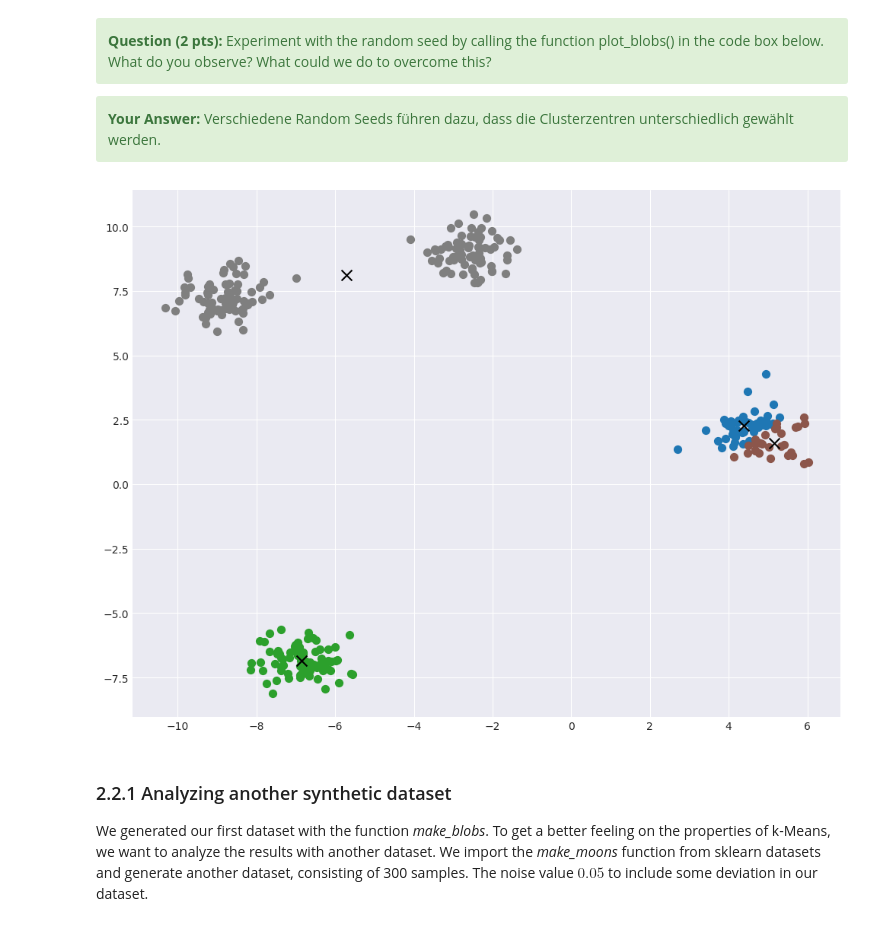
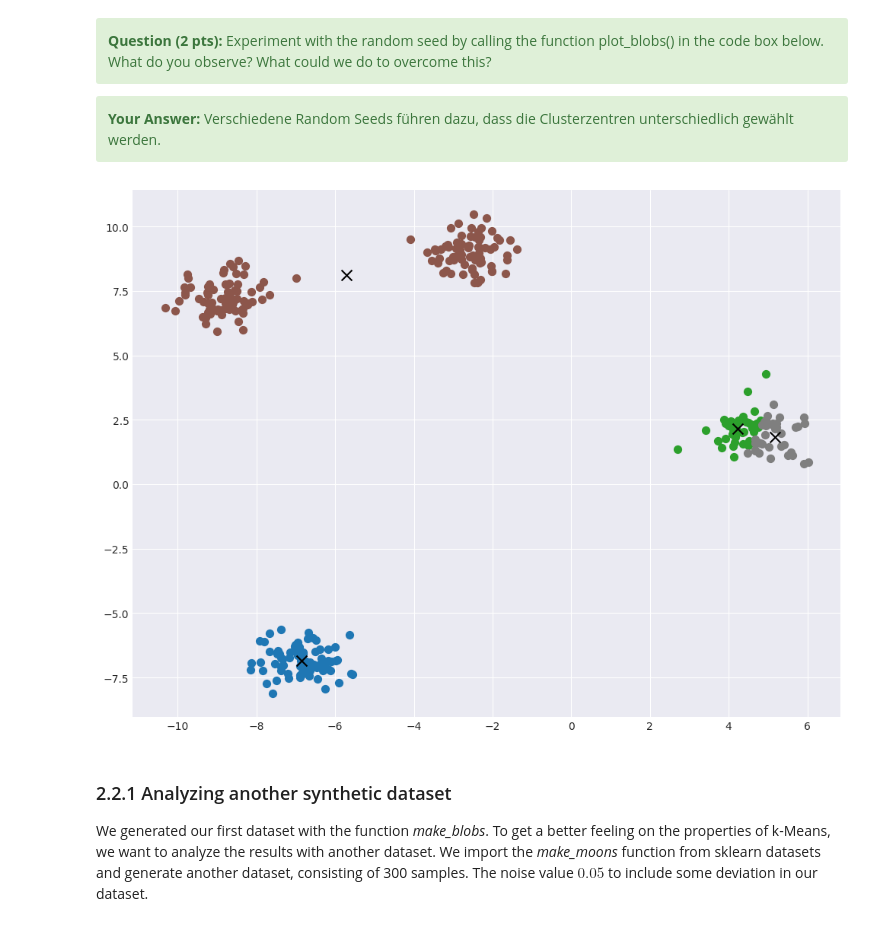
Before and after one commit to anton-seifert/LAMA, a Jupyter notebook: task-3-unsupervised-learning/2_clustering.ipynb, the cells around one changed output. Cells and saved outputs as stored; diff of their text form; code cells hidden in the pictures.

```diff
--- a/task-3-unsupervised-learning/2_clustering.ipynb
+++ b/task-3-unsupervised-learning/2_clustering.ipynb
@@ -127,7 +127,8 @@ def find_clusters(X: np.ndarray, n_clusters: int, rseed: int) -> Tuple[np.ndarra
     # STUDENT CODE HERE (4 pts)
     rnd = np.random.RandomState(seed=rseed)
 
-    indices = rnd.permutation(X.shape[0])  # bei randint kann es zu dopplungen kommen
+    #indices = rnd.permutation(X.shape[0])  # bei randint kann es zu dopplungen kommen
+    indices = rnd.randint(0,len(X), size = n_clusters)
     k_points = indices[:n_clusters]
     centers = X[k_points]
     hasconverged=False
@@ -186,9 +187,9 @@ Your data looks alright, you can continue with the workbook.
 <b>Your Answer:</b> Verschiedene Random Seeds führen dazu, dass die Clusterzentren unterschiedlich gewählt werden.
 </div>
 # %%
-centers, labels_blob = plot_blobs(X_blob, 4, RANDOM_STATE)
+_, _ = plot_blobs(X_blob, 4, 5)
 # %% [output]
-[figure, old version]
+[figure, new version]
 # %% [markdown]
 ### 2.2.1 Analyzing another synthetic dataset
 We generated our first dataset with the function *make_blobs*. To get a better feeling on the properties of k-Means, we want to analyze the results with another dataset. We import the *make_moons* function from sklearn datasets and generate another dataset, consisting of 300 samples. The noise value $0.05$ to include some deviation in our dataset.
```
Also changed, not shown: parts of 5 cells of this notebook, 2 other files.
